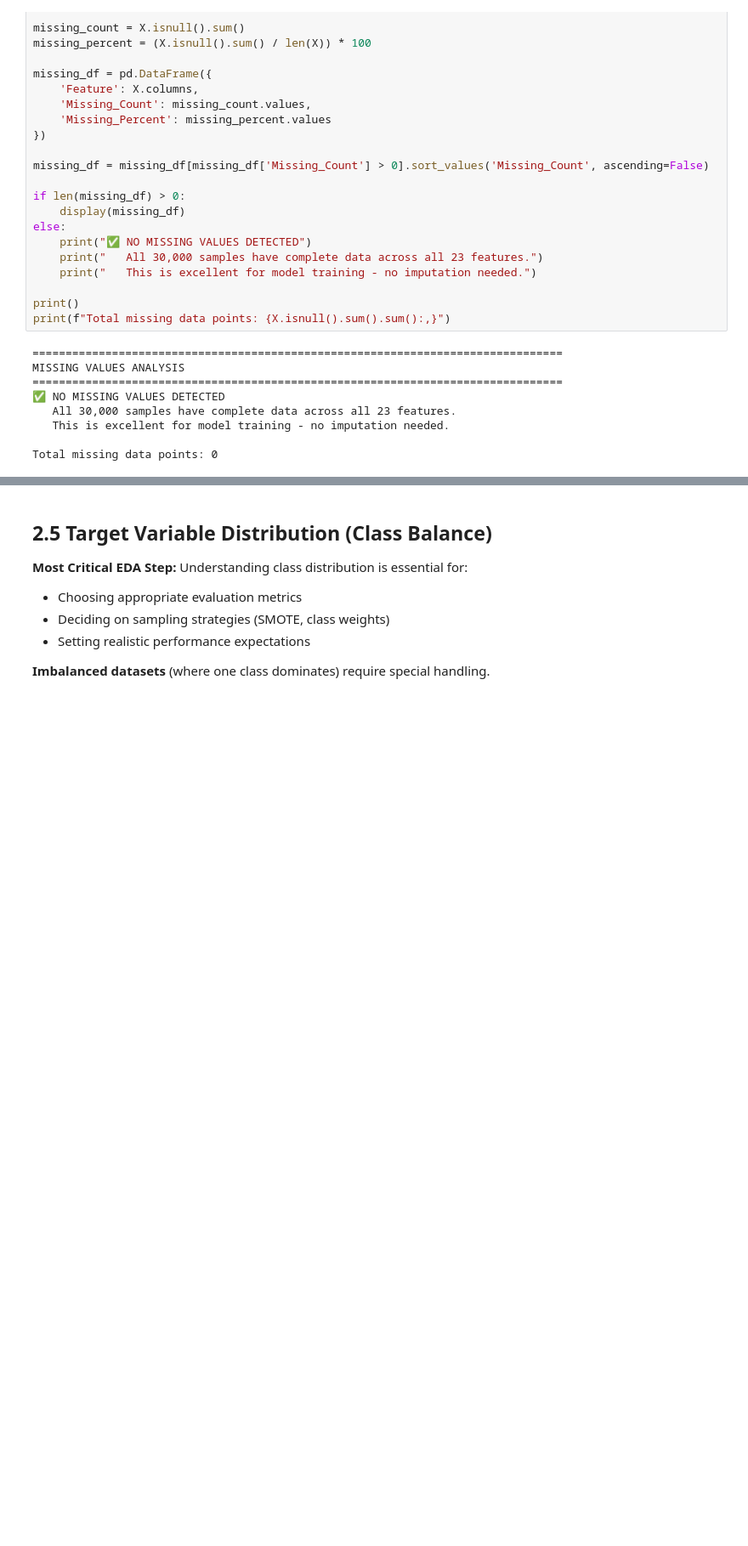
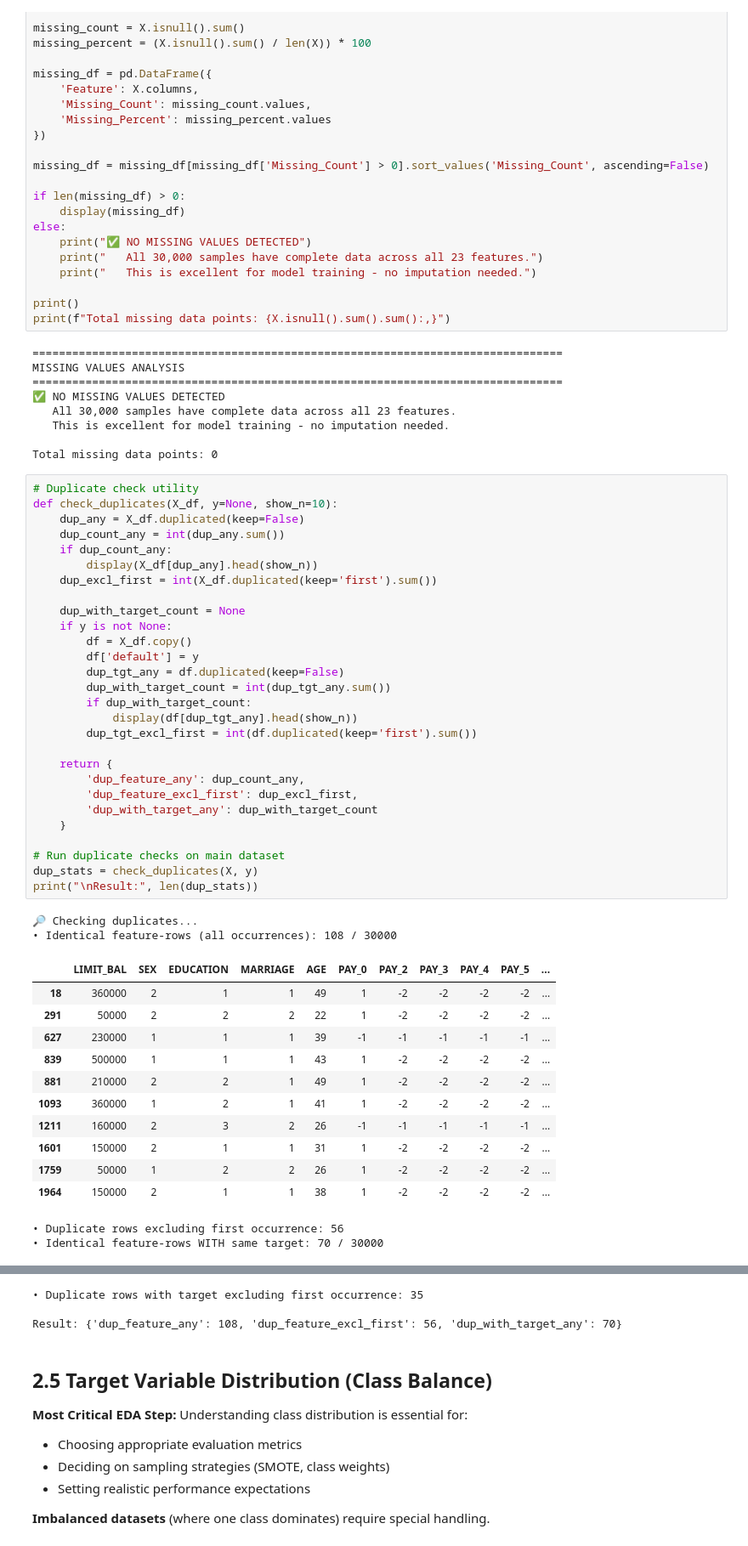
Before and after one commit to OkuraKenG/CS-677-Final-Project, a Jupyter notebook: final_machine_learning_project_ashutosh.ipynb, the cells around one changed output, grey strips where cells are left out. Shown at 85% size. Cells and saved outputs as stored; diff of their text form; blank space fills up the shorter version.

Commit message:
add duplicate checks

```diff
--- a/final_machine_learning_project_ashutosh.ipynb
+++ b/final_machine_learning_project_ashutosh.ipynb
@@ -367,3 +367,47 @@ MISSING VALUES ANALYSIS
    This is excellent for model training - no imputation needed.
 
 Total missing data points: 0
+# %%
+# Duplicate check utility
+def check_duplicates(X_df, y=None, show_n=10):
+    dup_any = X_df.duplicated(keep=False)
+    dup_count_any = int(dup_any.sum())
+    if dup_count_any:
+        display(X_df[dup_any].head(show_n))
+    dup_excl_first = int(X_df.duplicated(keep='first').sum())
+
+    dup_with_target_count = None
+    if y is not None:
+        df = X_df.copy()
+        df['default'] = y
+        dup_tgt_any = df.duplicated(keep=False)
+        dup_with_target_count = int(dup_tgt_any.sum())
+        if dup_with_target_count:
+            display(df[dup_tgt_any].head(show_n))
+        dup_tgt_excl_first = int(df.duplicated(keep='first').sum())
+
+    return {
+        'dup_feature_any': dup_count_any,
+        'dup_feature_excl_first': dup_excl_first,
+        'dup_with_target_any': dup_with_target_count
+    }
+
+# Run duplicate checks on main dataset
+dup_stats = check_duplicates(X, y)
+print("\nResult:", len(dup_stats))
+# %% [output]
+🔎 Checking duplicates...
+• Identical feature-rows (all occurrences): 108 / 30000
+|  | LIMIT_BAL | SEX | EDUCATION | MARRIAGE | AGE | PAY_0 | PAY_2 | PAY_3 | PAY_4 | PAY_5 | ... |
+| 18 | 360000 | 2 | 1 | 1 | 49 | 1 | -2 | -2 | -2 | -2 | ... |
+| 291 | 50000 | 2 | 2 | 2 | 22 | 1 | -2 | -2 | -2 | -2 | ... |
+| 627 | 230000 | 1 | 1 | 1 | 39 | -1 | -1 | -1 | -1 | -1 | ... |
+| 839 | 500000 | 1 | 1 | 1 | 43 | 1 | -2 | -2 | -2 | -2 | ... |
+| 881 | 210000 | 2 | 2 | 1 | 49 | 1 | -2 | -2 | -2 | -2 | ... |
+| 1093 | 360000 | 1 | 2 | 1 | 41 | 1 | -2 | -2 | -2 | -2 | ... |
+| 1211 | 160000 | 2 | 3 | 2 | 26 | -1 | -1 | -1 | -1 | -1 | ... |
+| 1601 | 150000 | 2 | 1 | 1 | 31 | 1 | -2 | -2 | -2 | -2 | ... |
+| 1759 | 50000 | 1 | 2 | 2 | 26 | 1 | -2 | -2 | -2 | -2 | ... |
+| 1964 | 150000 | 2 | 1 | 1 | 38 | 1 | -2 | -2 | -2 | -2 | ... |
+• Duplicate rows excluding first occurrence: 56
+• Identical feature-rows WITH same target: 70 / 30000
@@ -370,3 +425,6 @@ Total missing data points: 0
+• Duplicate rows with target excluding first occurrence: 35
+
+Result: {'dup_feature_any': 108, 'dup_feature_excl_first': 56, 'dup_with_target_any': 70}
 # %% [markdown]
 ## 2.5 Target Variable Distribution (Class Balance)
 
```
Also changed, not shown: parts of 2 cells of this notebook.
